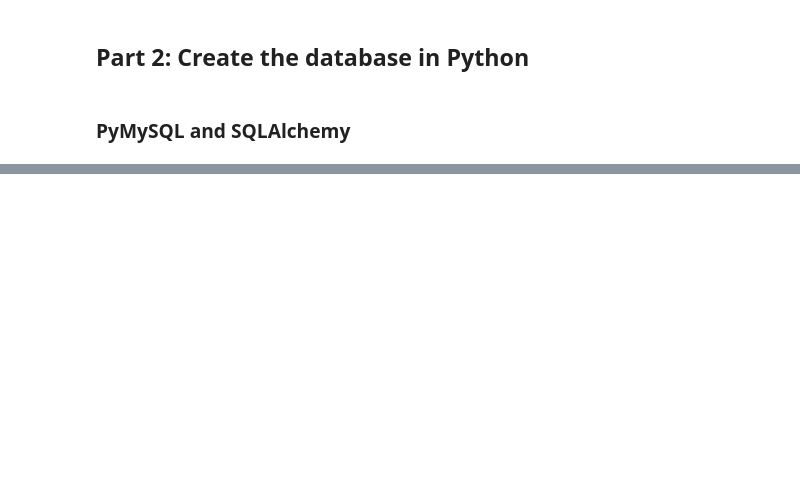
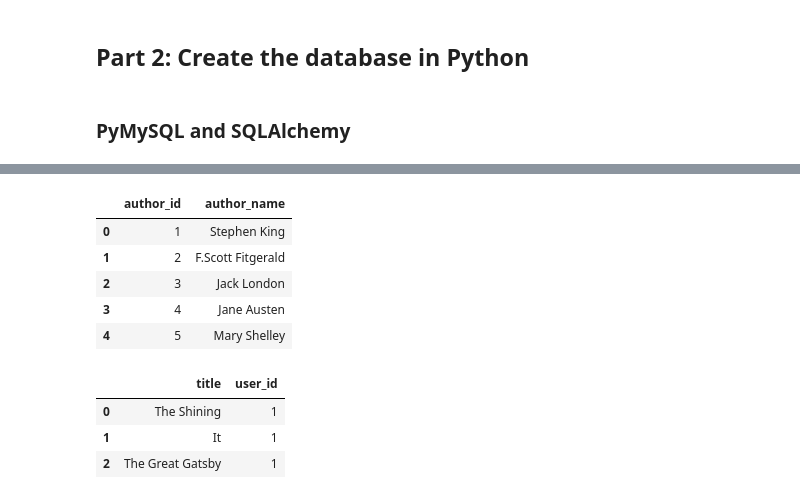
Before and after one commit to SamarKri/BOOKS, a Jupyter notebook: BOOKS.ipynb, the cells around one changed output, grey strips where cells are left out. Drawn from its saved outputs; the diff is of its cells as text; code cells hidden in the pictures; blank space fills up the shorter version.

```diff
--- a/BOOKS.ipynb
+++ b/BOOKS.ipynb
@@ -31,0 +65,22 @@ create_database(connection)
+# %%
+q = """SELECT * FROM authors;"""
+pd.read_sql(q, engine)
+# %% [output]
+|  | author_id | author_name |
+| 0 | 1 | Stephen King |
+| 1 | 2 | F.Scott Fitgerald |
+| 2 | 3 | Jack London |
+| 3 | 4 | Jane Austen |
+| 4 | 5 | Mary Shelley |
+# %%
+q = """SELECT books.title, favorites.user_id
+FROM books
+JOIN favorites ON books.book_id = favorites.book_id
+WHERE favorites.user_id =
+    (SELECT users.user_id FROM users WHERE (users.last_name = "Doe" AND users.first_name = "John"));"""
+pd.read_sql(q, engine)
+# %% [output]
+|  | title | user_id |
+| 0 | The Shining | 1 |
+| 1 | It | 1 |
+| 2 | The Great Gatsby | 1 |
```
Also changed, not shown: parts of 10 cells of this notebook.
